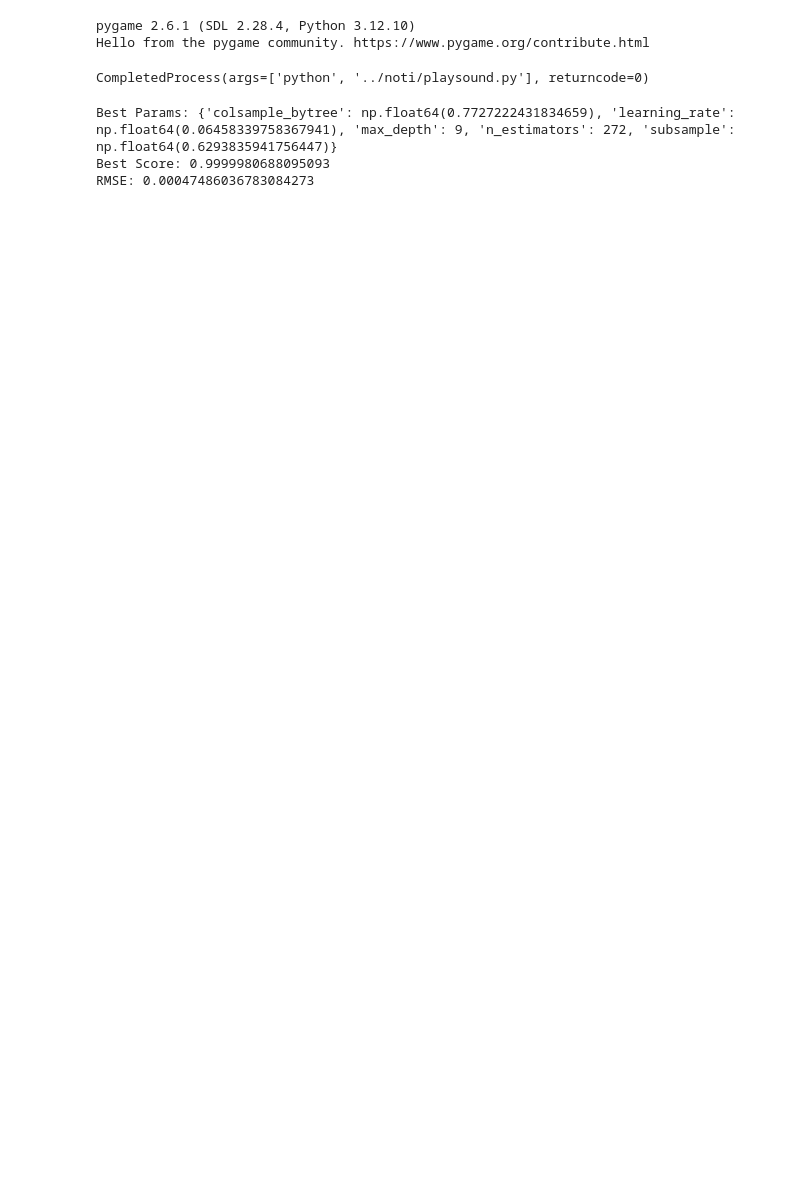
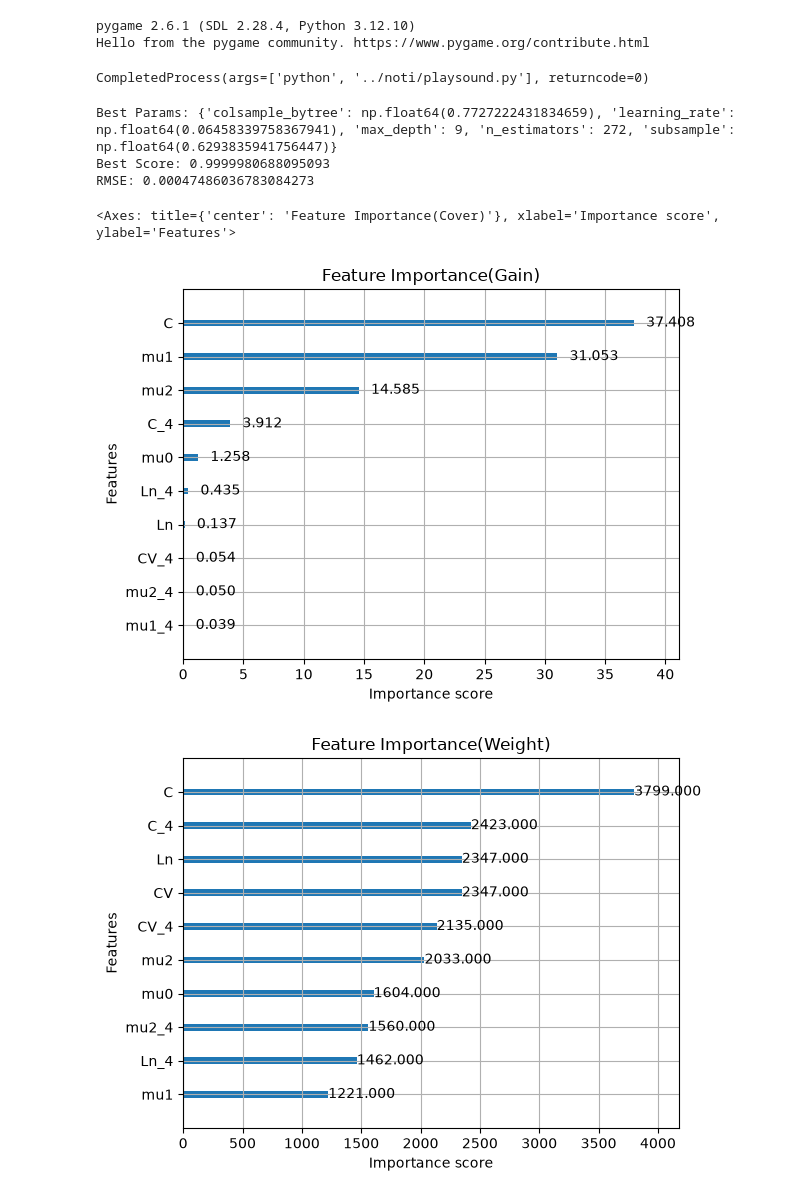
Before and after one commit to Phattharyu/crystallization-partial-drl-ml, a Jupyter notebook: ml-training/ml_window.ipynb, the cells around one changed output. Cells and saved outputs as stored; diff of their text form; code cells hidden in the pictures; blank space fills up the shorter version.

```diff
--- a/ml-training/ml_window.ipynb
+++ b/ml-training/ml_window.ipynb
@@ -119,0 +115,17 @@ dtype: int64
+# %%
+# 1. Group columns explicitly by their historical lag (Timesteps)
+# We want 6 timesteps: from oldest (lag 5) to current (no lag)
+time_ordered_groups = [
+    ['mu0_5', 'mu1_5', 'mu2_5', 'C_5', 'CV_5', 'Ln_5'], # Step t-5 (Oldest)
+    ['mu0_4', 'mu1_4', 'mu2_4', 'C_4', 'CV_4', 'Ln_4'], # Step t-4
+    ['mu0_3', 'mu1_3', 'mu2_3', 'C_3', 'CV_3', 'Ln_3'], # Step t-3
+    ['mu0_2', 'mu1_2', 'mu2_2', 'C_2', 'CV_2', 'Ln_2'], # Step t-2
+    ['mu0_1', 'mu1_1', 'mu2_1', 'C_1', 'CV_1', 'Ln_1'], # Step t-1
+    ['mu0',   'mu1',   'mu2',   'C',   'CV',   'Ln']    # Step t   (Current)
+]
+
+# 2. Re-order your Dataframe columns horizontally to match this chronological block pattern
+flat_ordered_columns = [col for step in time_ordered_groups for col in step]
+X_scaled = X_scaled[flat_ordered_columns]
+
+print(X_scaled.columns)
@@ -189,3 +211,13 @@ print('Model is saved successfully!')
 Best Params: {'colsample_bytree': np.float64(0.7727222431834659), 'learning_rate': np.float64(0.06458339758367941), 'max_depth': 9, 'n_estimators': 272, 'subsample': np.float64(0.6293835941756447)}
 Best Score: 0.9999980688095093
 RMSE: 0.00047486036783084273
+# %%
+from xgboost import plot_importance
+
+plot_importance(search.best_estimator_, importance_type='gain', max_num_features=10, values_format="{v:.3f}", title='Feature Importance(Gain)') # Or weight, cover
+plot_importance(search.best_estimator_, importance_type='weight', max_num_features=10, values_format="{v:.3f}", title='Feature Importance(Weight)') # Or weight, cover
+plot_importance(search.best_estimator_, importance_type='cover', max_num_features=10, values_format="{v:.3f}", title='Feature Importance(Cover)') # Or weight, cover
+# %% [output]
+<Axes: title={'center': 'Feature Importance(Cover)'}, xlabel='Importance score', ylabel='Features'>
+[figure, added]
+[figure, added]
```
Also changed, not shown: parts of 5 cells of this notebook, 1 other file.
